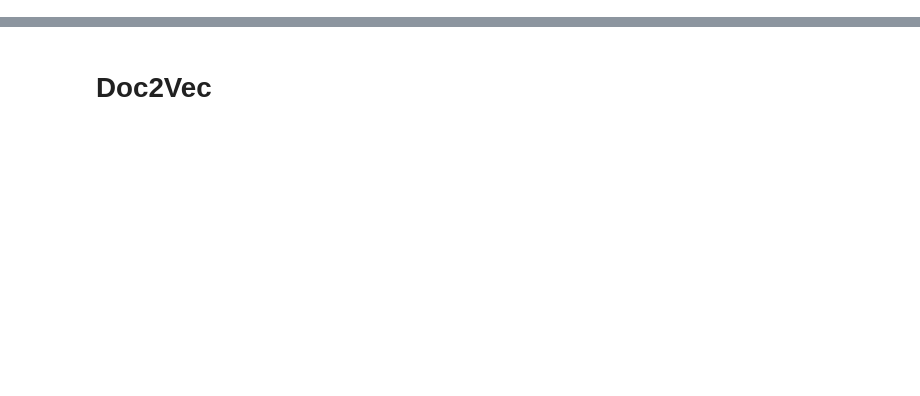
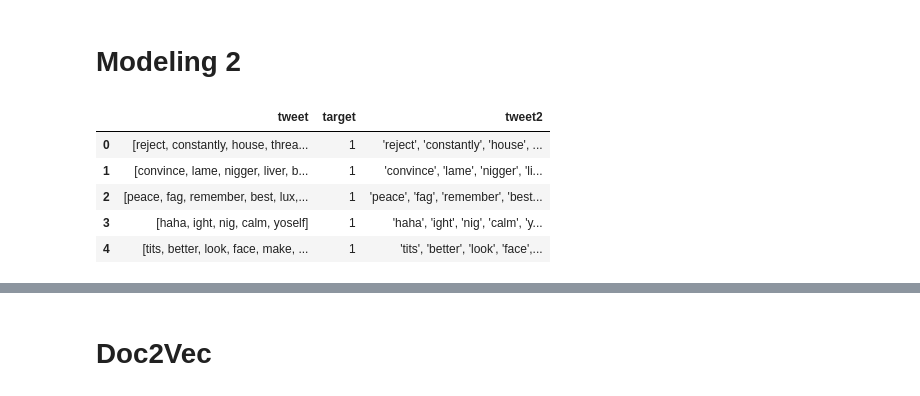
Before and after one commit to datascisteven/Automated-Hate-Tweet-Detection, a Jupyter notebook: notebooks/modeling2.ipynb, the cells around one changed output, grey strips where cells are left out. Cells and saved outputs as stored; diff of their text form; code cells hidden in the pictures; blank space fills up the shorter version.

```diff
--- a/notebooks/modeling2.ipynb
+++ b/notebooks/modeling2.ipynb
@@ -1,3 +1,5 @@
+# %% [markdown]
+# Modeling 2
 # %%
 import matplotlib.pyplot as plt
 import pandas as pd
@@ -29,3 +31,12 @@ from sklearn.linear_model import LogisticRegression
 train = pickle.load(open("../pickle/train.pickle", "rb"))
 val = pickle.load(open("../pickle/val.pickle", "rb"))
 test = pickle.load(open("../pickle/test.pickle", "rb"))
+# %%
+train.head()
+# %% [output]
+|  | tweet | target | tweet2 |
+| 0 | [reject, constantly, house, threa... | 1 | 'reject', 'constantly', 'house', ... |
+| 1 | [convince, lame, nigger, liver, b... | 1 | 'convince', 'lame', 'nigger', 'li... |
+| 2 | [peace, fag, remember, best, lux,... | 1 | 'peace', 'fag', 'remember', 'best... |
+| 3 | [haha, ight, nig, calm, yoself] | 1 | 'haha', 'ight', 'nig', 'calm', 'y... |
+| 4 | [tits, better, look, face, make, ... | 1 | 'tits', 'better', 'look', 'face',... |
```
Also changed, not shown: parts of 41 cells of this notebook, 8 other files.
